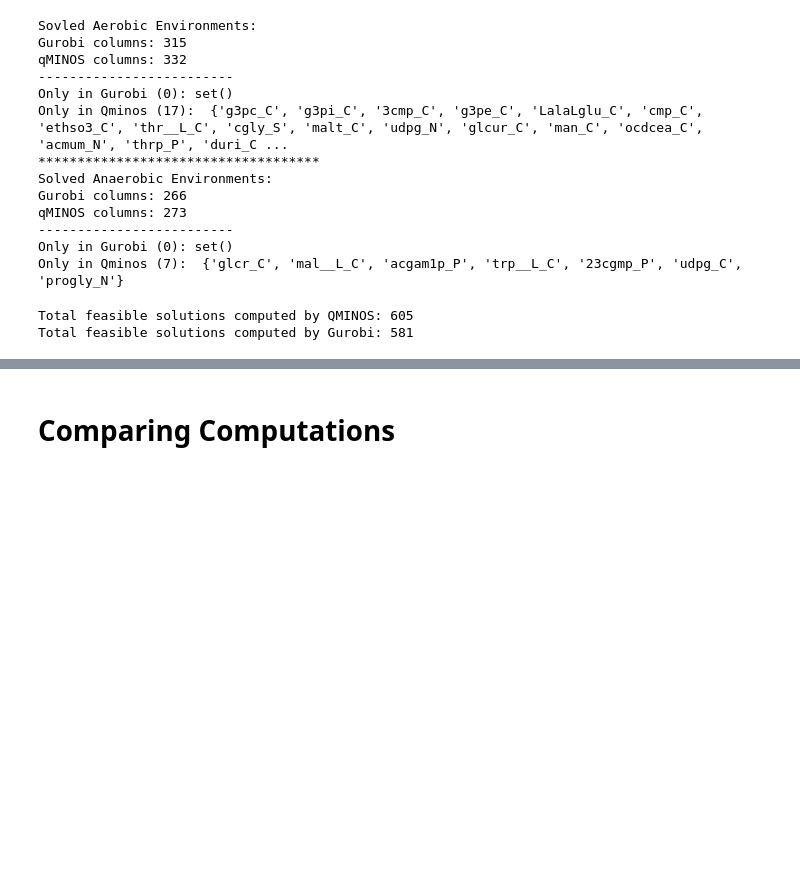
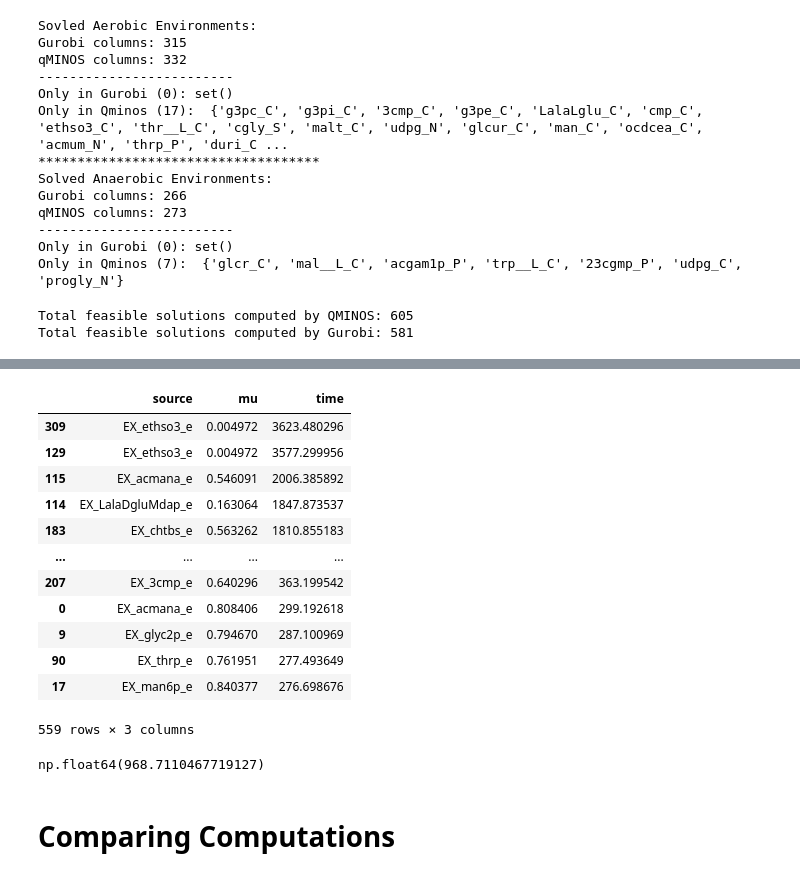
Before and after one commit to celasa/biomass_thesis, a Jupyter notebook: notebooks/01_solver_comparison.ipynb, the cells around one changed output, grey strips where cells are left out. Saved outputs shown, nothing was run; the diff lists cells and outputs as text; code cells hidden in the pictures; blank space fills up the shorter version.

```diff
--- a/notebooks/01_solver_comparison.ipynb
+++ b/notebooks/01_solver_comparison.ipynb
@@ -86,3 +117,23 @@ Total feasible solutions computed by Gurobi: 581
+# %%
+qminos_time.sort_values(by='time', ascending=False)
+# %% [output]
+|  | source | mu | time |
+| 309 | EX_ethso3_e | 0.004972 | 3623.480296 |
+| 129 | EX_ethso3_e | 0.004972 | 3577.299956 |
+| 115 | EX_acmana_e | 0.546091 | 2006.385892 |
+| 114 | EX_LalaDgluMdap_e | 0.163064 | 1847.873537 |
+| 183 | EX_chtbs_e | 0.563262 | 1810.855183 |
+| ... | ... | ... | ... |
+| 207 | EX_3cmp_e | 0.640296 | 363.199542 |
+| 0 | EX_acmana_e | 0.808406 | 299.192618 |
+| 9 | EX_glyc2p_e | 0.794670 | 287.100969 |
+| 90 | EX_thrp_e | 0.761951 | 277.493649 |
+| 17 | EX_man6p_e | 0.840377 | 276.698676 |
+559 rows × 3 columns
+# %%
+qminos_time['time'].mean()
+# %% [output]
+np.float64(968.7110467719127)
 # %% [markdown]
 # **Comparing Computations**
 # %% [markdown]
```
Also changed, not shown: parts of 5 cells of this notebook, 1 other file.
